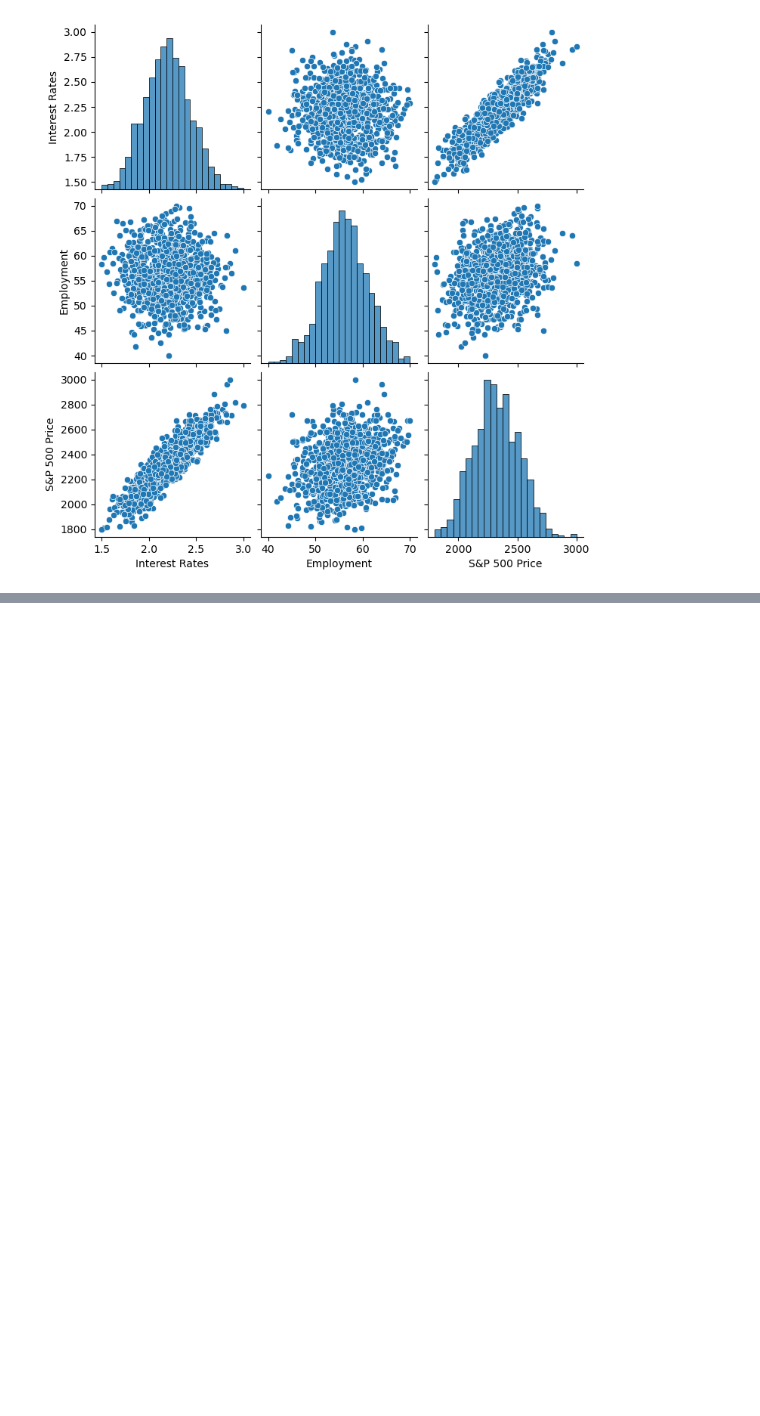
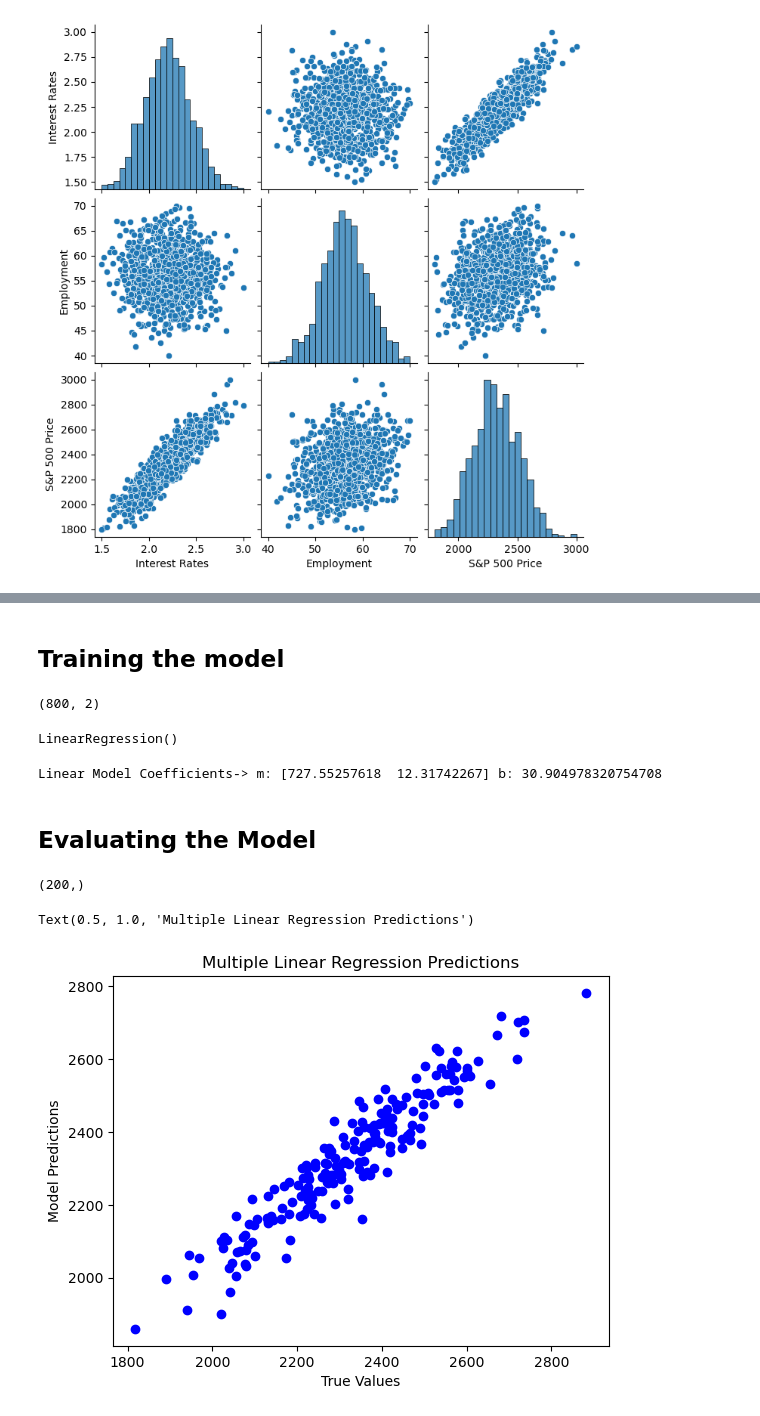
Before and after one commit to AlvaroBishop/StockMarketPrice, a Jupyter notebook: StockMarketPrice_MultipleLinearRegression.ipynb, the cells around one changed output, grey strips where cells are left out. Saved outputs shown, nothing was run; the diff lists cells and outputs as text; code cells hidden in the pictures; blank space fills up the shorter version.

Commit message:
add testing and evaluaitng model

```diff
--- a/StockMarketPrice_MultipleLinearRegression.ipynb
+++ b/StockMarketPrice_MultipleLinearRegression.ipynb
@@ -51,0 +87,2 @@ plt.show()
+# %% [markdown]
+## Training the model
@@ -51,0 +91,32 @@ plt.show()
+# %%
+X_train, X_test, y_train, y_test = train_test_split(X, y, test_size=0.2, random_state=42)
+# %%
+X_train.shape
+# %% [output]
+(800, 2)
+# %%
+from sklearn.linear_model import LinearRegression
+regressor = LinearRegression()
+# %%
+regressor.fit(X_train, y_train)
+# %% [output]
+LinearRegression()
+# %%
+print(f"Linear Model Coefficients-> m: {regressor.coef_} b: {regressor.intercept_}")
+# %% [output]
+Linear Model Coefficients-> m: [727.55257618  12.31742267] b: 30.904978320754708
+# %% [markdown]
+## Evaluating the Model
+# %%
+y_predict = regressor.predict(X_test)
+y_predict.shape
+# %% [output]
+(200,)
+# %%
+plt.scatter(y_test, y_predict, color = "blue")
+plt.ylabel("Model Predictions")
+plt.xlabel("True Values")
+plt.title("Multiple Linear Regression Predictions")
+# %% [output]
+Text(0.5, 1.0, 'Multiple Linear Regression Predictions')
+[figure, added]
```
Also changed, not shown: parts of 10 cells of this notebook.
